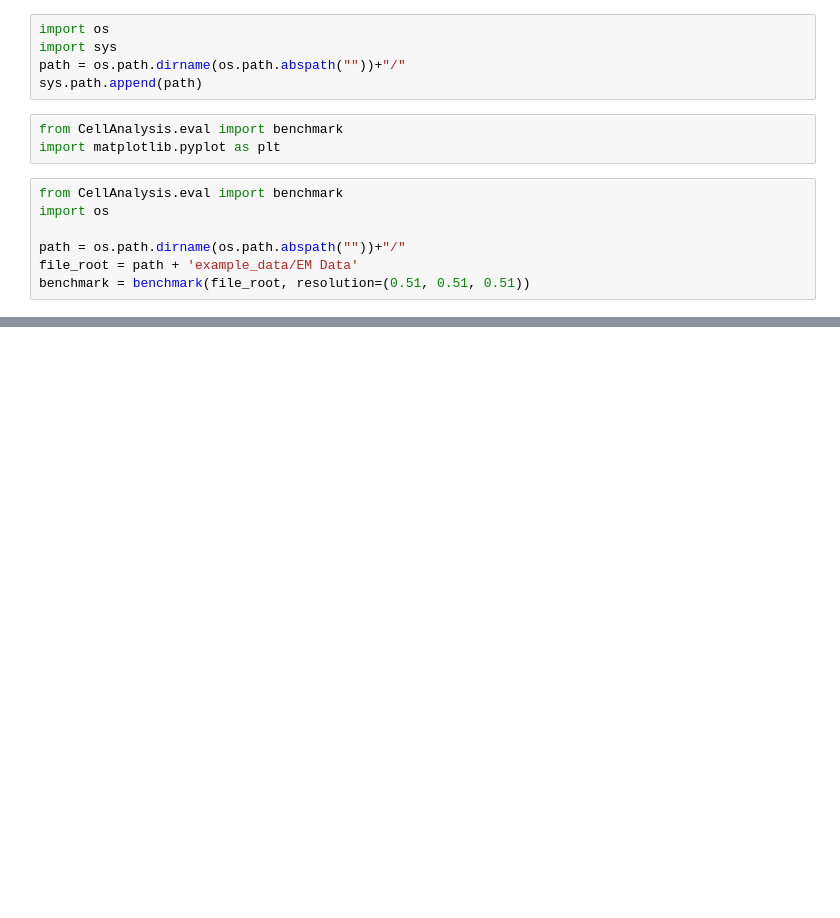
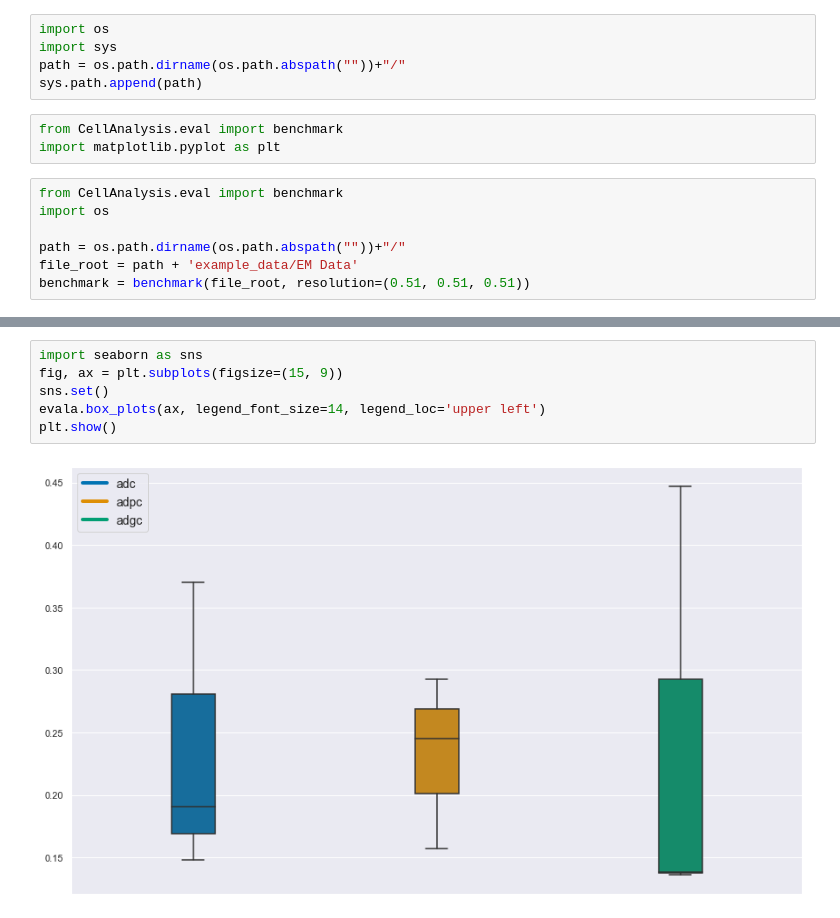
Before and after one commit to paulttt/connectomics, a Jupyter notebook: examples/Demo_CellAnalysis.ipynb, the cells around one changed output, grey strips where cells are left out. Saved outputs shown, nothing was run; the diff lists cells and outputs as text; blank space fills up the shorter version.

```diff
--- a/examples/Demo_CellAnalysis.ipynb
+++ b/examples/Demo_CellAnalysis.ipynb
@@ -60,0 +47,8 @@ benchmark.plot_error_bars(metric='AP @ 0.9')
+# %%
+import seaborn as sns
+fig, ax = plt.subplots(figsize=(15, 9))
+sns.set()
+evala.box_plots(ax, legend_font_size=14, legend_loc='upper left')
+plt.show()
+# %% [output]
+[figure, added]
```
Also changed, not shown: parts of 11 cells of this notebook, 11 other files.
